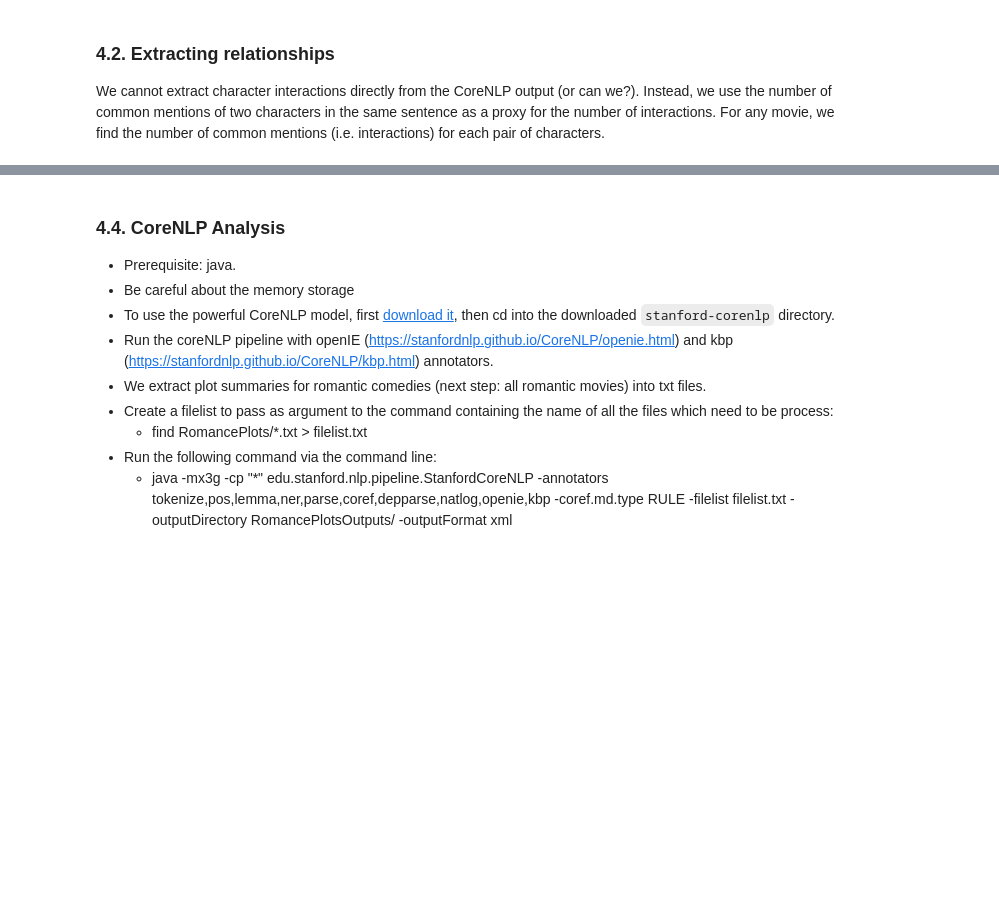
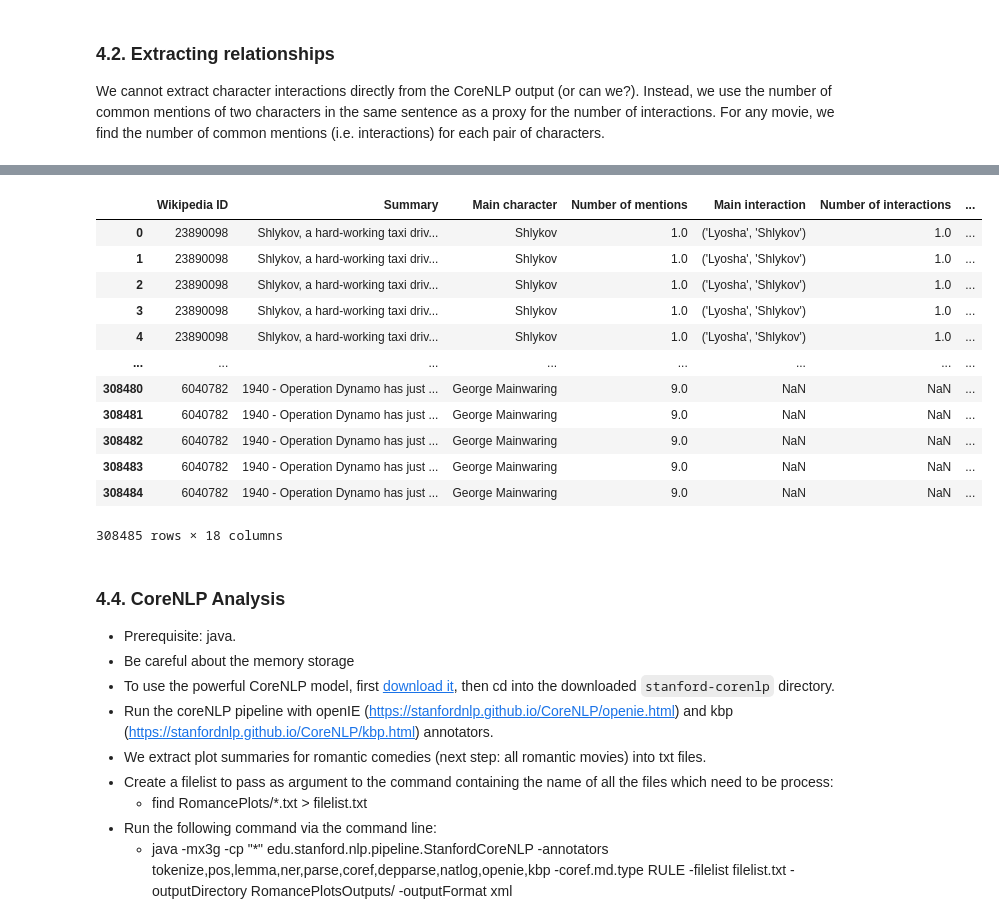
Before and after one commit to epfl-ada/ada-2022-project-toestewbrr, a Jupyter notebook: coreNLP_analysis.ipynb, the cells around one changed output, grey strips where cells are left out. Saved outputs shown, nothing was run; the diff lists cells and outputs as text; code cells hidden in the pictures; blank space fills up the shorter version.

```diff
--- a/coreNLP_analysis.ipynb
+++ b/coreNLP_analysis.ipynb
@@ -97,2 +183,5 @@ pairs_df['Main interaction'] = pairs_df['Main interaction'].apply(lambda x: np.n
+# %%
+# If we've already run this code, we can load the dataframe from a file
+pairs_df = pd.read_csv('Data/MovieSummaries/plot_characters.csv', sep='\t', index_col=0)
 # %%
 pairs_df
@@ -101,16 +202,23 @@ pairs_df.to_csv('Data/MovieSummaries/plot_characters.csv', sep='\t')
 # %%
 # Merge pairs dataset with characters
 char_df['Wikipedia ID'] = char_df['Wikipedia ID'].astype(str)
 pairs_df['Wikipedia ID'] = pairs_df['Wikipedia ID'].astype(str)
 pairs_char = pairs_df.merge(char_df, on="Wikipedia ID")
-
-# Filter out the nan values
-pairs_char = pairs_char[~pairs_char['Character name'].isna()]
-
-# Create columns which indicates if char1 and char2 are in character name
-pairs_char['char1_is_in_name'] = pairs_char.apply(lambda x: 1 if x['char1'] in x['Character name'] else 0, axis=1)
-pairs_char['char2_is_in_name'] = pairs_char.apply(lambda x: 1 if x['char2'] in x['Character name'] else 0, axis=1)
-pairs_char[pairs_char['char1_is_in_name'] == 1 & pairs_char['char2_is_in_name'] == 1]
+pairs_char
+# %% [output]
+|  | Wikipedia ID | Summary | Main character | Number of mentions | Main interaction | Number of interactions | ... |
+| 0 | 23890098 | Shlykov, a hard-working taxi driv... | Shlykov | 1.0 | ('Lyosha', 'Shlykov') | 1.0 | ... |
+| 1 | 23890098 | Shlykov, a hard-working taxi driv... | Shlykov | 1.0 | ('Lyosha', 'Shlykov') | 1.0 | ... |
+| 2 | 23890098 | Shlykov, a hard-working taxi driv... | Shlykov | 1.0 | ('Lyosha', 'Shlykov') | 1.0 | ... |
+| 3 | 23890098 | Shlykov, a hard-working taxi driv... | Shlykov | 1.0 | ('Lyosha', 'Shlykov') | 1.0 | ... |
+| 4 | 23890098 | Shlykov, a hard-working taxi driv... | Shlykov | 1.0 | ('Lyosha', 'Shlykov') | 1.0 | ... |
+| ... | ... | ... | ... | ... | ... | ... | ... |
+| 308480 | 6040782 | 1940 - Operation Dynamo has just ... | George Mainwaring | 9.0 | NaN | NaN | ... |
+| 308481 | 6040782 | 1940 - Operation Dynamo has just ... | George Mainwaring | 9.0 | NaN | NaN | ... |
+| 308482 | 6040782 | 1940 - Operation Dynamo has just ... | George Mainwaring | 9.0 | NaN | NaN | ... |
+| 308483 | 6040782 | 1940 - Operation Dynamo has just ... | George Mainwaring | 9.0 | NaN | NaN | ... |
+| 308484 | 6040782 | 1940 - Operation Dynamo has just ... | George Mainwaring | 9.0 | NaN | NaN | ... |
+308485 rows × 18 columns
 # %% [markdown]
 ### 4.4. CoreNLP Analysis
 
```
Also changed, not shown: parts of 16 cells of this notebook, 1 other file.
